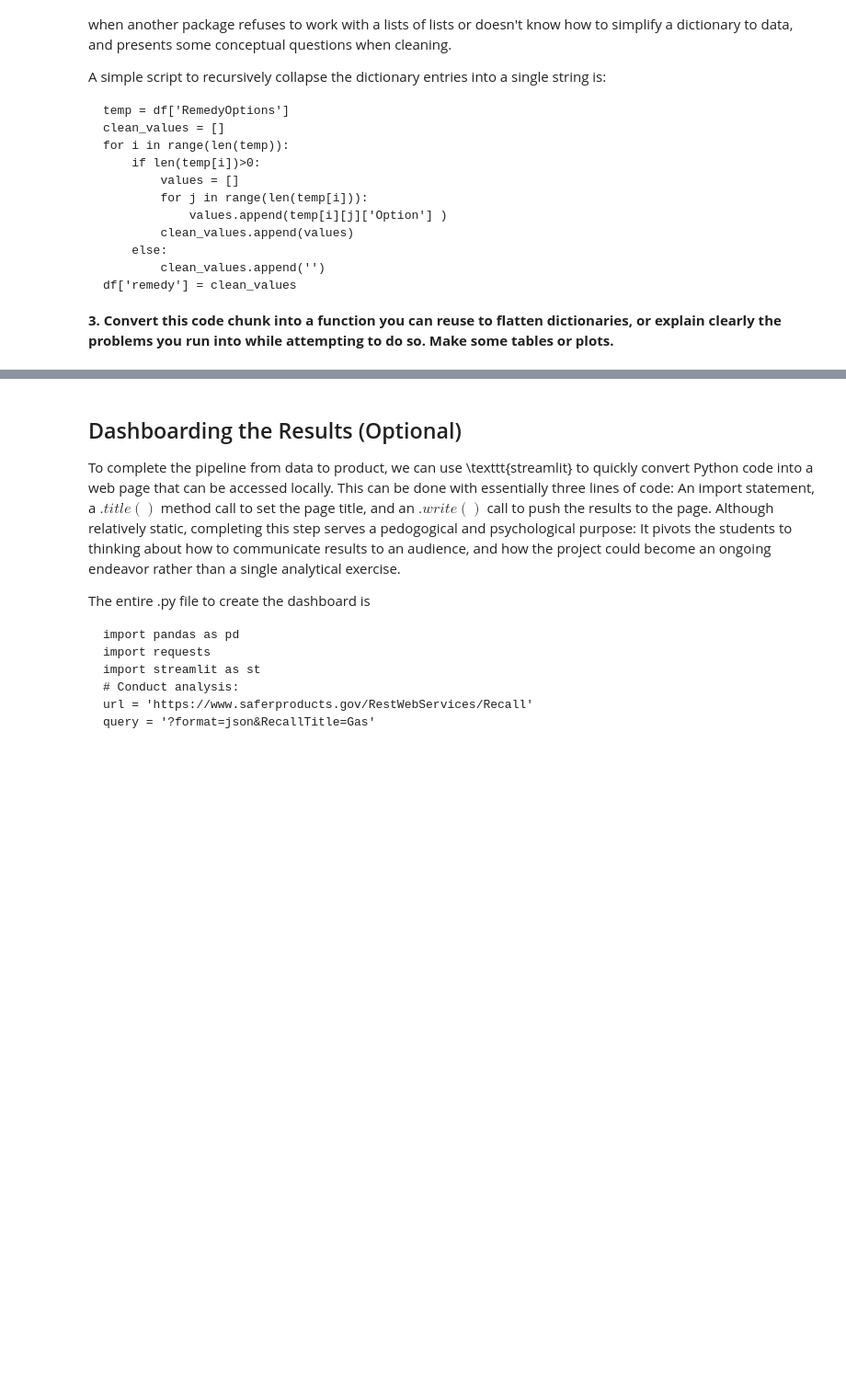
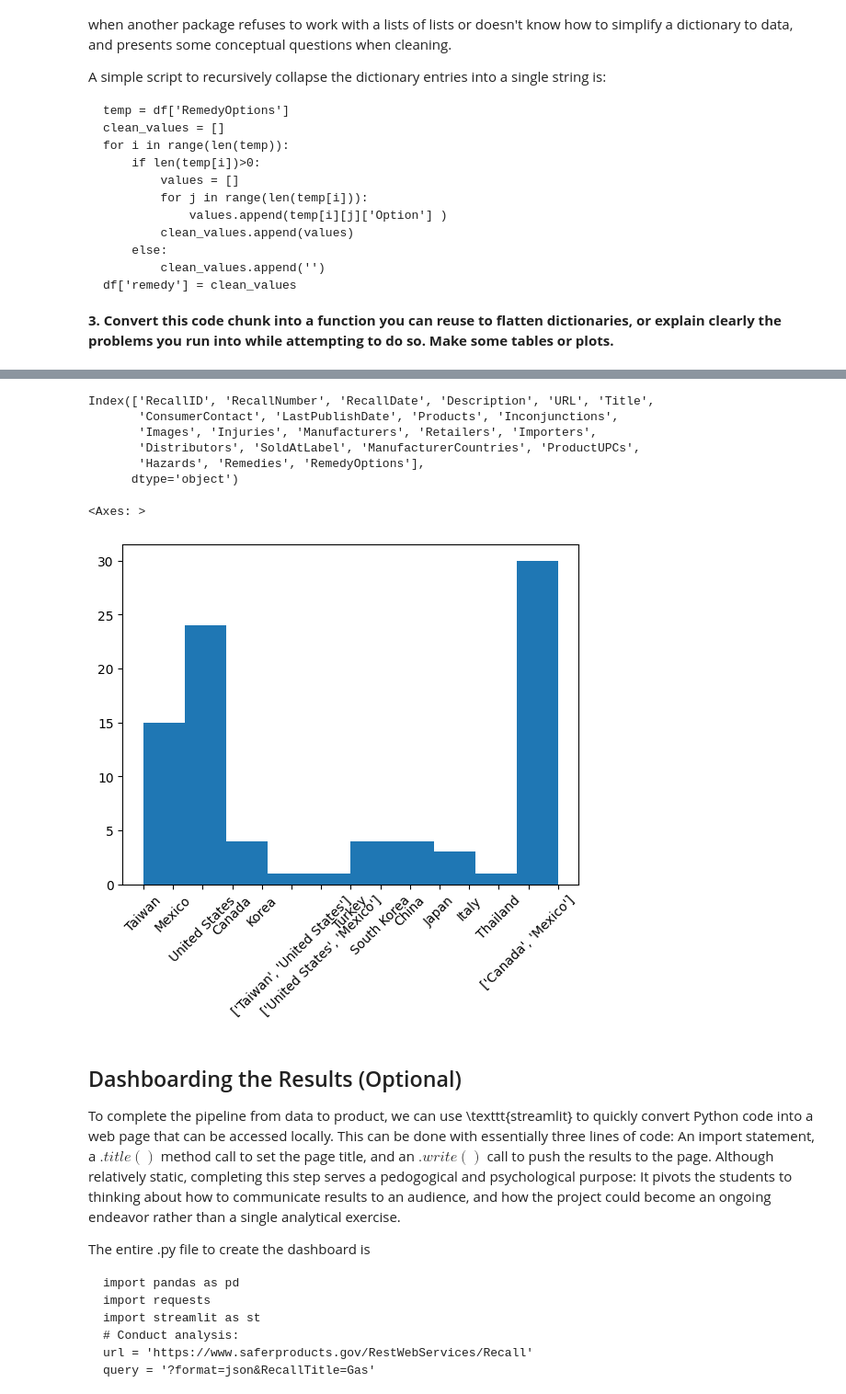
Before and after one commit to rixprakash/labs, a Jupyter notebook: 01_api_calls/assignment_notebook.ipynb, the cells around one changed output, grey strips where cells are left out. Shown: that part at 92% size. Saved outputs shown, nothing was run; the diff lists cells and outputs as text; code cells hidden in the pictures; blank space fills up the shorter version.

```diff
--- a/01_api_calls/assignment_notebook.ipynb
+++ b/01_api_calls/assignment_notebook.ipynb
@@ -197,3 +202,51 @@ def flatten_dict_column(df, column_name):
+# %%
+df.columns
+# %% [output]
+Index(['RecallID', 'RecallNumber', 'RecallDate', 'Description', 'URL', 'Title',
+       'ConsumerContact', 'LastPublishDate', 'Products', 'Inconjunctions',
+       'Images', 'Injuries', 'Manufacturers', 'Retailers', 'Importers',
+       'Distributors', 'SoldAtLabel', 'ManufacturerCountries', 'ProductUPCs',
+       'Hazards', 'Remedies', 'RemedyOptions'],
+      dtype='object')
+# %%
+temp = df['ManufacturerCountries']
+clean_values = []
+for i in range(len(temp)):
+    if len(temp[i])==1 :
+        clean_values.append( str(temp[i][0]['Country']) )
+    elif len(temp[i])>1:
+        countries = []
+        for j in range(len(temp[i])):
+            countries.append( temp[i][j]['Country'] )
+        clean_values.append( str(countries) )
+    else:
+        clean_values.append('')
+df['mnf_country'] = clean_values
+# %%
+import pandas as pd
+
+def flatten(var):
+    temp = df[var]  # Get the specified column from the dataframe
+    clean_values = []  # List to store cleaned values
+
+    for entry in temp:
+        if entry:  # Check if the entry is not empty
+            key = next(iter(entry[0]))  # Get the first key from the first dictionary
+            if len(entry) == 1:  # Single entry case
+                clean_values.append(str(entry[0][key]))  # Convert to string and append
+            else:  # Multiple entries case
+                new_values = [d[key] for d in entry]  # Use list comprehension to gather values
+                clean_values.append(str(new_values))  # Convert list to string and append
+        else:
+            clean_values.append('')  # Handle missing values with a blank
+
+    return clean_values
+# %%
+df['remedy'] = flatten('RemedyOptions')
+df['mnf_country'].hist(grid=False,xrot=45)
+# %% [output]
+<Axes: >
+[figure, added]
 # %% [markdown]
 ## Dashboarding the Results (Optional)
 
```
Also changed, not shown: parts of 9 cells of this notebook.
